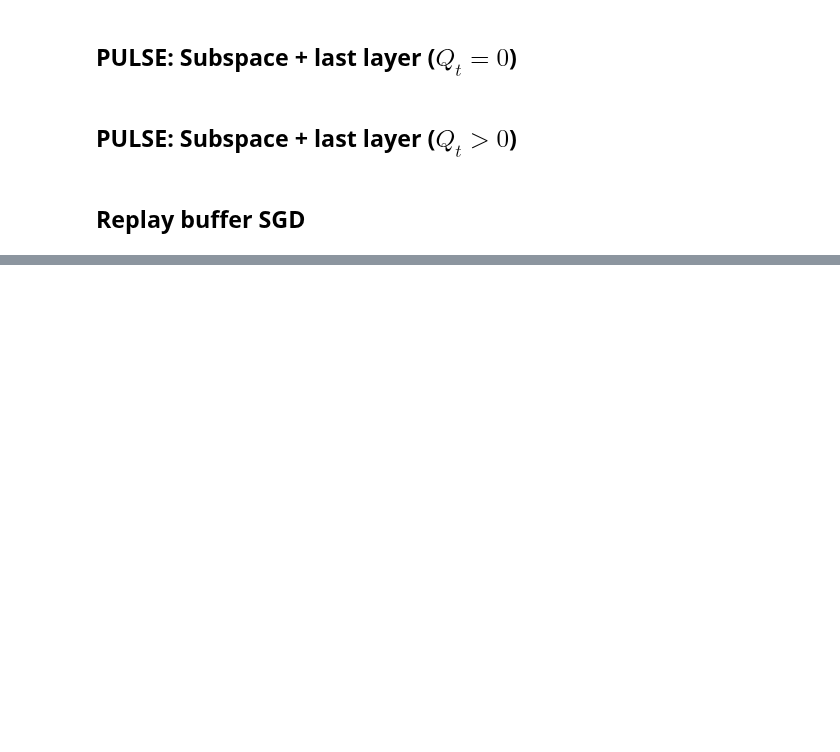
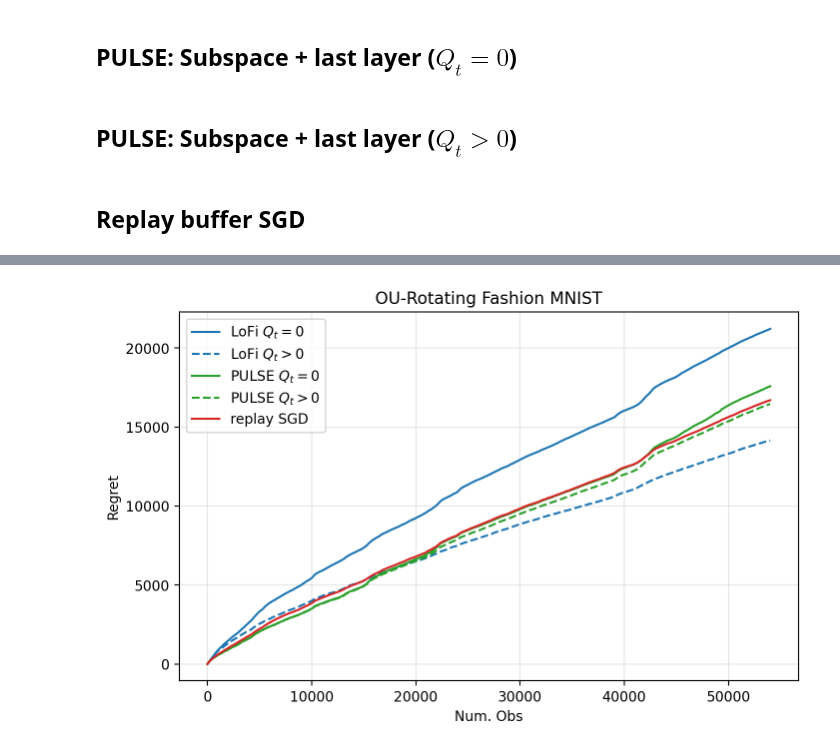
Before and after one commit to probml/rebayes, a Jupyter notebook: demos/misc/lofi-v-subspace-classification-changing.ipynb, the cells around one changed output, grey strips where cells are left out. Drawn from its saved outputs; the diff is of its cells as text; code cells hidden in the pictures; blank space fills up the shorter version.

```diff
--- a/demos/misc/lofi-v-subspace-classification-changing.ipynb
+++ b/demos/misc/lofi-v-subspace-classification-changing.ipynb
@@ -548,18 +550,20 @@ plt.grid(alpha=0.3)
 # %%
-linestyle = (0, (5, 10)) # Loosely dashed
+linestyle = "dashed"
 fig, ax = plt.subplots(figsize=(8, 4.8))
 plt.plot(regret_lofi_0, label="LoFi $Q_t=0$", c="tab:blue")
 plt.plot(regret_lofi_eps, label="LoFi $Q_t>0$", c="tab:blue", linestyle=linestyle)
-plt.plot(regret_subekf_0, label="SubEKF $Q_t=0$", c="tab:orange")
-plt.plot(regret_subekf_eps, label="SubEKF $Q_t>0$", c="tab:orange", linestyle=linestyle)
+# plt.plot(regret_subekf_0, label="SubEKF $Q_t=0$", c="tab:orange")
+# plt.plot(regret_subekf_eps, label="SubEKF $Q_t>0$", c="tab:orange", linestyle=linestyle)
 plt.plot(regret_pulse_0, label="PULSE $Q_t=0$", c="tab:green")
 plt.plot(regret_pulse_eps, label="PULSE $Q_t>0$", c="tab:green", linestyle=linestyle)
 plt.plot(regret_replaysgd, label="replay SGD", c="tab:red")
 plt.legend(loc="upper left")
 plt.xlabel("Num. Obs")
 plt.ylabel("Regret")
-plt.title("OU-Rotating MNIST")
+plt.title("OU-Rotating Fashion MNIST")
 plt.grid(alpha=0.3)
+# %% [output]
+[figure, added]
 # %%
 fig, ax = plt.subplots(figsize=(8, 4.8))
 plt.plot(angles_train)
```
Also changed, not shown: parts of 3 cells of this notebook.
